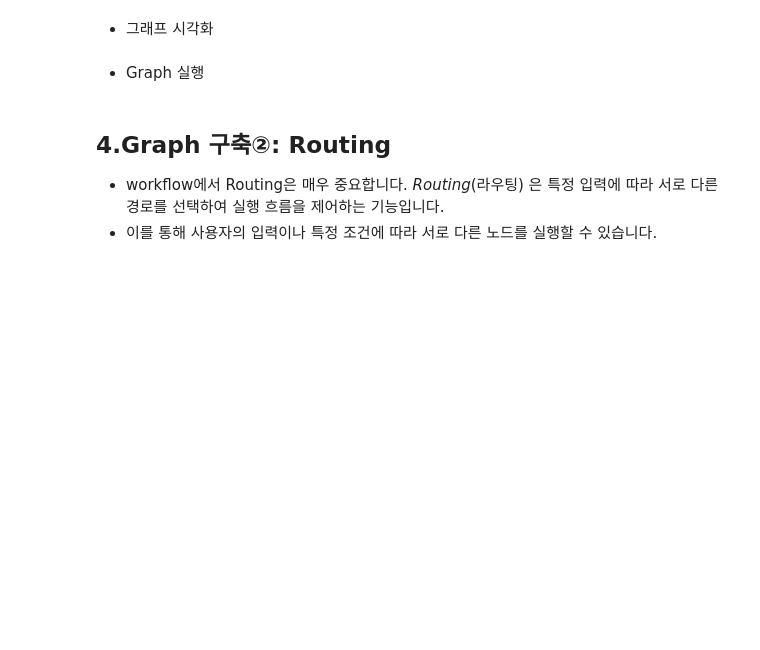
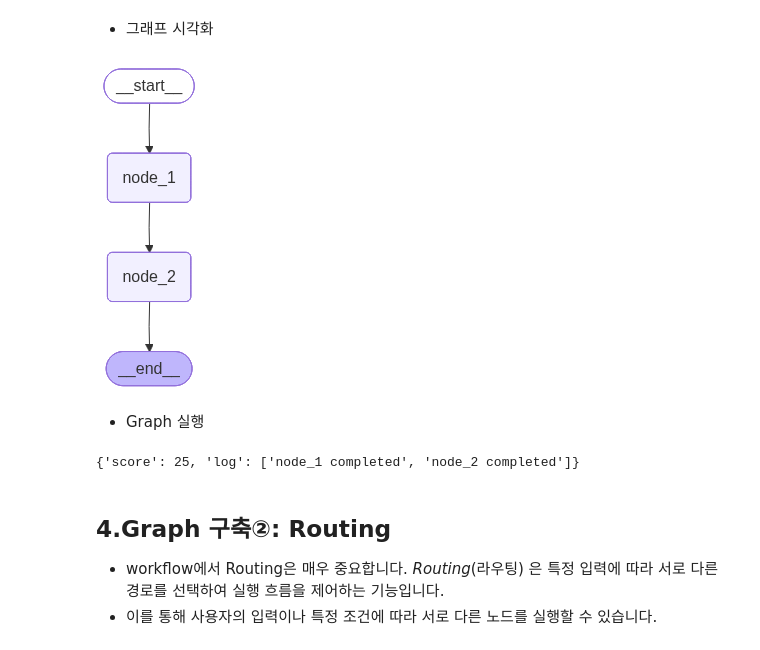
Before and after one commit to Sihyeon0123/AIVLE_School, a Jupyter notebook: (5~6주차) RAG기반 Agen모델 만들기/4.1. AI Agent 이해와 주요 구성요소.ipynb, the cells around one changed output. Drawn from its saved outputs; the diff is of its cells as text; code cells hidden in the pictures; blank space fills up the shorter version.

```diff
--- a/(5~6주차) RAG기반 Agen모델 만들기/4.1. AI Agent 이해와 주요 구성요소.ipynb
+++ b/(5~6주차) RAG기반 Agen모델 만들기/4.1. AI Agent 이해와 주요 구성요소.ipynb
@@ -347,14 +511,59 @@ print("\n 최종 결과 상태:", result)
 ![image.png](embedded-picture-1)
 # %% [markdown]
 * State 정의
+# %%
+class State(TypedDict):
+    score: int
+    log: list
 # %% [markdown]
 * Node 정의
+# %%
+def node_1(state:State):
+    new_score = state['score'] + 10
+    log = 'node_1 completed'
+    state['log'].append(log)
+    return {
+        'score': new_score,
+        'log': state['log']
+    }
+
+def node_2(state:State):
+    new_score = state['score'] + 5
+    log = 'node_2 completed'
+    state['log'].append(log)
+    return {
+        'score': new_score,
+        'log': state['log']
+    }
 # %% [markdown]
 * 그래프 정의
+# %%
+# 그래프 구성
+builder = StateGraph(State)
+
+builder.add_node("node_1", node_1)
+builder.add_node("node_2", node_2)
+
+builder.add_edge(START, "node_1")
+builder.add_edge("node_1", "node_2")
+builder.add_edge("node_2", END)
+
+graph = builder.compile()
 # %% [markdown]
 * 그래프 시각화
+# %%
+graph
+# %% [output]
+[figure, added]
 # %% [markdown]
 * Graph 실행
+# %%
+graph.invoke({
+    'score': 10,
+    'log': []
+    })
+# %% [output]
+{'score': 25, 'log': ['node_1 completed', 'node_2 completed']}
 # %% [markdown]
 ## 4.Graph 구축②: Routing
 
```
Also changed, not shown: parts of 46 cells of this notebook, 1 other file.
